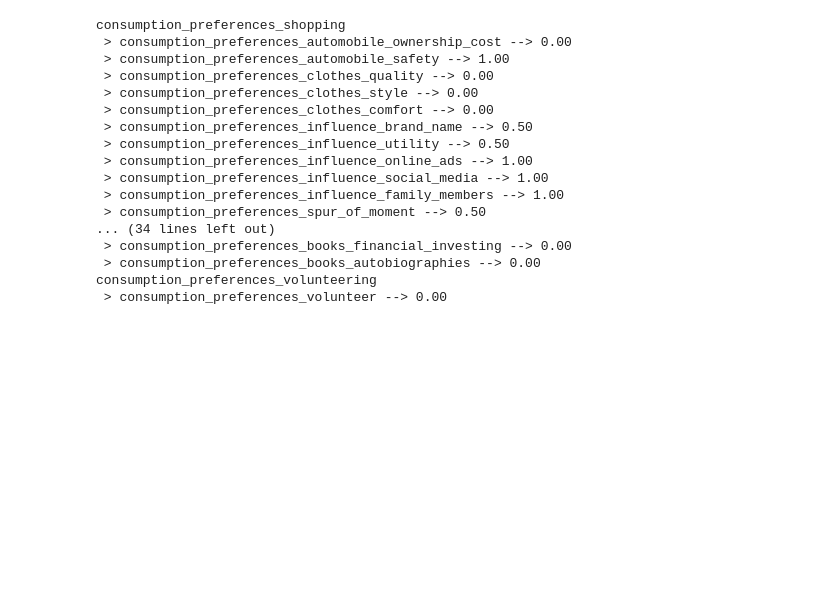
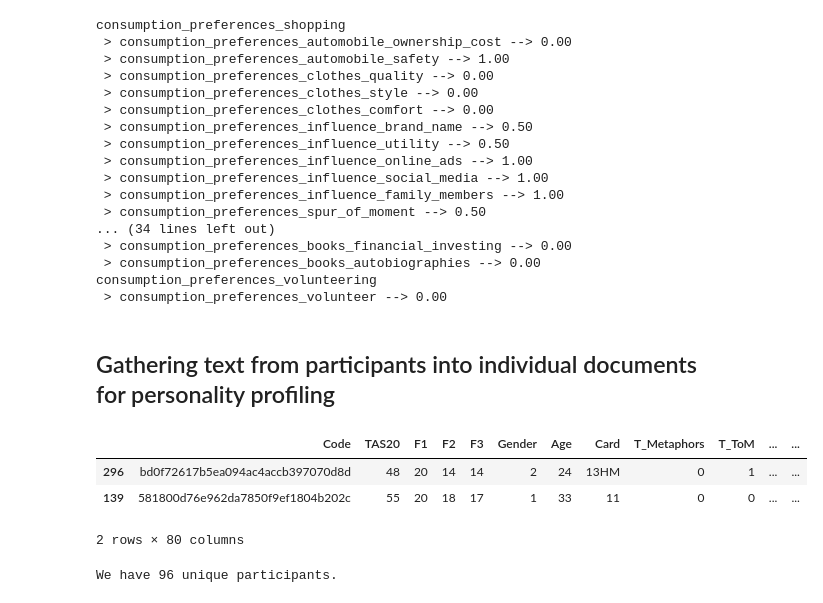
Before and after one commit to raul-arrabales/alexithymic-lang, a Jupyter notebook: nlp/5_Personality.ipynb, the cells around one changed output. Drawn from its saved outputs; the diff is of its cells as text; code cells hidden in the pictures; blank space fills up the shorter version.

```diff
--- a/nlp/5_Personality.ipynb
+++ b/nlp/5_Personality.ipynb
@@ -305,3 +307,5 @@ consumption_preferences_shopping
  > consumption_preferences_books_autobiographies --> 0.00
 consumption_preferences_volunteering
  > consumption_preferences_volunteer --> 0.00
+# %% [markdown]
+## Gathering text from participants into individual documents for personality profiling
@@ -307,0 +316,11 @@ consumption_preferences_volunteering
+# %%
+alex_df.sample(2)
+# %% [output]
+|  | Code | TAS20 | F1 | F2 | F3 | Gender | Age | Card | T_Metaphors | T_ToM | ... | ... |
+| 296 | bd0f72617b5ea094ac4accb397070d8d | 48 | 20 | 14 | 14 | 2 | 24 | 13HM | 0 | 1 | ... | ... |
+| 139 | 581800d76e962da7850f9ef1804b202c | 55 | 20 | 18 | 17 | 1 | 33 | 11 | 0 | 0 | ... | ... |
+2 rows × 80 columns
+# %%
+print("We have " + str(alex_df.Code.nunique()) + " unique participants.")
+# %% [output]
+We have 96 unique participants.
```
Also changed, not shown: parts of 22 cells of this notebook.
